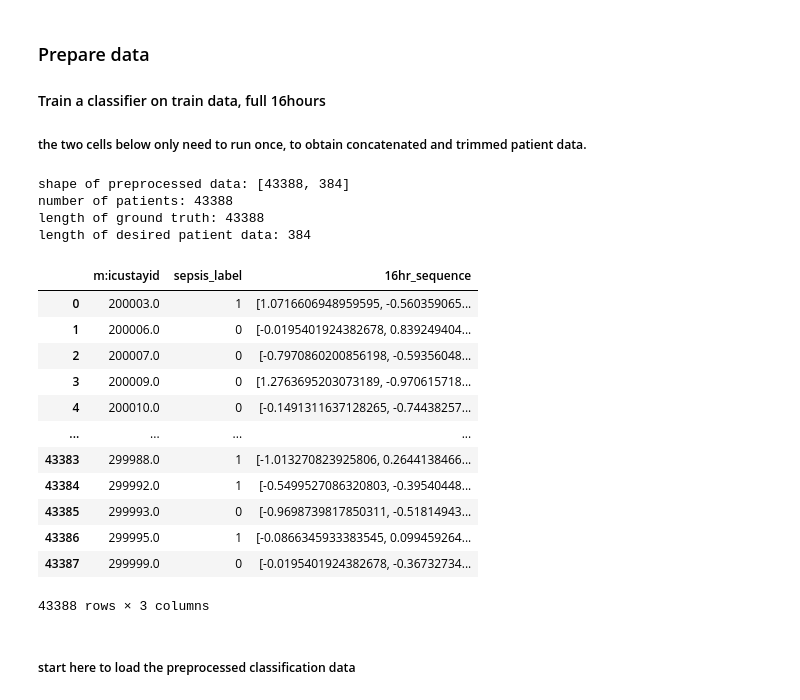
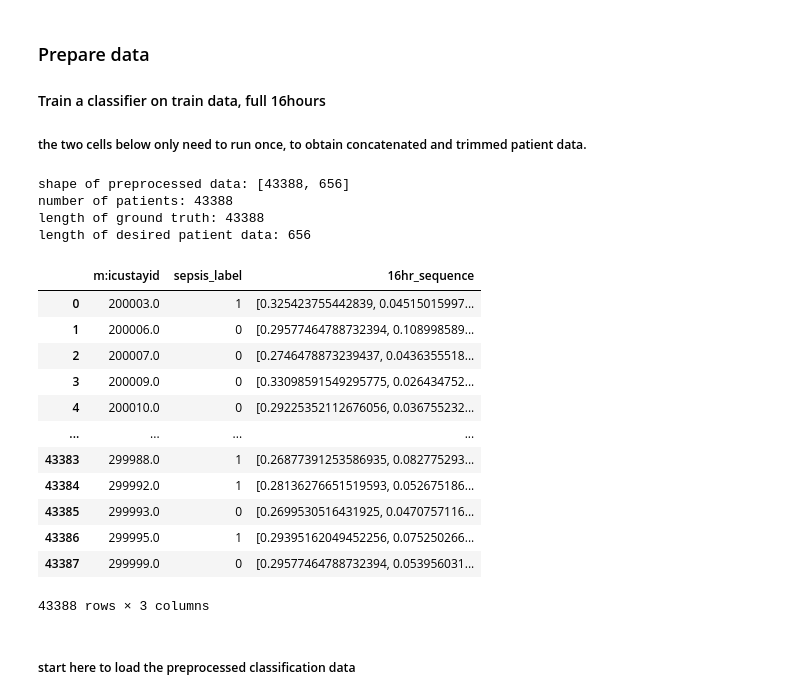
Before and after one commit to ortsanpablo/thesis, a Jupyter notebook: deprecated/Scenario_1_test.ipynb, the cells around one changed output. Cells and saved outputs as stored; diff of their text form; code cells hidden in the pictures.

```diff
--- a/Scenario_1_test.ipynb
+++ b/deprecated/Scenario_1_test.ipynb
@@ -20,2 +21,15 @@ notext_forecasts = pd.read_pickle("Experiments/Scenario_1_Forecasts/4OBS12foreca
 forecasts = notext_forecasts[0]
 var_map = list(notext_forecasts[1].keys())
+# %%
+targets = lab[["m:icustayid", "sepsis_label", "step"]]
+rows = lab.drop(columns=["m:icustayid", "sepsis_label","m:charttime", "traj", "step", "r:reward", "a:action","Unnamed: 0", "Unnamed: 0.1", "m:presumed_onset", "o:cumulated_balance", "o:re_admission", "o:output_4hourly", "o:output_total", "o:PaO2_FiO2", "o:input_total"])
+var_map=list(rows.columns)
+scaler = MinMaxScaler()
+rows[rows.columns] = scaler.fit_transform(rows[rows.columns])
+
+rows["m:icustayid"] = targets["m:icustayid"]
+rows["sepsis_label"] = targets["sepsis_label"]
+rows["step"] = targets["step"]
+
+min_max = pd.DataFrame({"min": rows.min(), "max": rows.max()})
+min_max
@@ -64,9 +276,9 @@ print(np.intersect1d(test_IDs,val_IDs))
 min_step = 16
 thresh = min_step*(len(var_map))
 # data for Classifier 1: trained on 16hours observed data, only lab features
-temp_ = lab.copy()
+#temp_ = lab.copy()
 #temp_["granular_label"] = np.where(((temp_["m:charttime"] >= temp_["m:presumed_onset"]) & (temp_["m:presumed_onset"] > 0.0)), 1, 0)
-rows = temp_.drop(columns=["m:charttime", "traj", "r:reward", "a:action", "o:output_4hourly", "o:output_total", "o:PaO2_FiO2", "Unnamed: 0", "Unnamed: 0.1", "m:presumed_onset", "o:SOFA", "o:SIRS", "o:input_4hourly", "o:input_total", "o:GCS", "o:PTT", "o:DiaBP", "o:MeanBP", "o:SpO2", "o:cumulated_balance", "o:Creatinine", "o:Platelets_count", "o:re_admission", "o:mechvent", "o:max_dose_vaso"])
+#rows = temp_.drop(columns=["m:charttime", "traj", "r:reward", "a:action", "o:output_4hourly", "o:output_total", "o:PaO2_FiO2", "Unnamed: 0", "Unnamed: 0.1", "m:presumed_onset", "o:SOFA", "o:SIRS", "o:input_4hourly", "o:input_total", "o:GCS", "o:PTT", "o:DiaBP", "o:MeanBP", "o:SpO2", "o:cumulated_balance", "o:Creatinine", "o:Platelets_count", "o:re_admission", "o:mechvent", "o:max_dose_vaso"])
 r = rows.copy()
 r = r.loc[r["step"]<=16]
 
@@ -94,28 +306,28 @@ print(f"number of patients: {len(temp2)}")
 print(f"length of ground truth: {len(ground_truths)}")
 print(f"length of desired patient data: {thresh}")
 # %% [output]
-shape of preprocessed data: [43388, 384]
+shape of preprocessed data: [43388, 656]
 number of patients: 43388
 length of ground truth: 43388
-length of desired patient data: 384
+length of desired patient data: 656
 # %%
 sequenced_data = ground_truths.copy()
 sequenced_data["16hr_sequence"] = preprocessed_data
-#sequenced_data.to_pickle("Experiments/Scenario_1_Forecasts/no_text.pkl")
+sequenced_data.to_pickle("Experiments/Scenario_1_Forecasts/no_text_SCALEDnurzumTEST.pkl")
 sequenced_data
 # %% [output]
 |  | m:icustayid | sepsis_label | 16hr_sequence |
-| 0 | 200003.0 | 1 | [1.0716606948959595, -0.560359065... |
-| 1 | 200006.0 | 0 | [-0.0195401924382678, 0.839249404... |
-| 2 | 200007.0 | 0 | [-0.7970860200856198, -0.59356048... |
-| 3 | 200009.0 | 0 | [1.2763695203073189, -0.970615718... |
-| 4 | 200010.0 | 0 | [-0.1491311637128265, -0.74438257... |
+| 0 | 200003.0 | 1 | [0.325423755442839, 0.04515015997... |
+| 1 | 200006.0 | 0 | [0.29577464788732394, 0.108998589... |
+| 2 | 200007.0 | 0 | [0.2746478873239437, 0.0436355518... |
+| 3 | 200009.0 | 0 | [0.33098591549295775, 0.026434752... |
+| 4 | 200010.0 | 0 | [0.29225352112676056, 0.036755232... |
 | ... | ... | ... | ... |
-| 43383 | 299988.0 | 1 | [-1.013270823925806, 0.2644138466... |
-| 43384 | 299992.0 | 1 | [-0.5499527086320803, -0.39540448... |
-| 43385 | 299993.0 | 0 | [-0.9698739817850311, -0.51814943... |
-| 43386 | 299995.0 | 1 | [-0.0866345933383545, 0.099459264... |
-| 43387 | 299999.0 | 0 | [-0.0195401924382678, -0.36732734... |
+| 43383 | 299988.0 | 1 | [0.26877391253586935, 0.082775293... |
+| 43384 | 299992.0 | 1 | [0.28136276651519593, 0.052675186... |
+| 43385 | 299993.0 | 0 | [0.2699530516431925, 0.0470757116... |
+| 43386 | 299995.0 | 1 | [0.29395162049452256, 0.075250266... |
+| 43387 | 299999.0 | 0 | [0.29577464788732394, 0.053956031... |
 43388 rows × 3 columns
 # %% [markdown]
 ##### start here to load the preprocessed classification data
```
Also changed, not shown: parts of 26 cells of this notebook, 15 other files.
